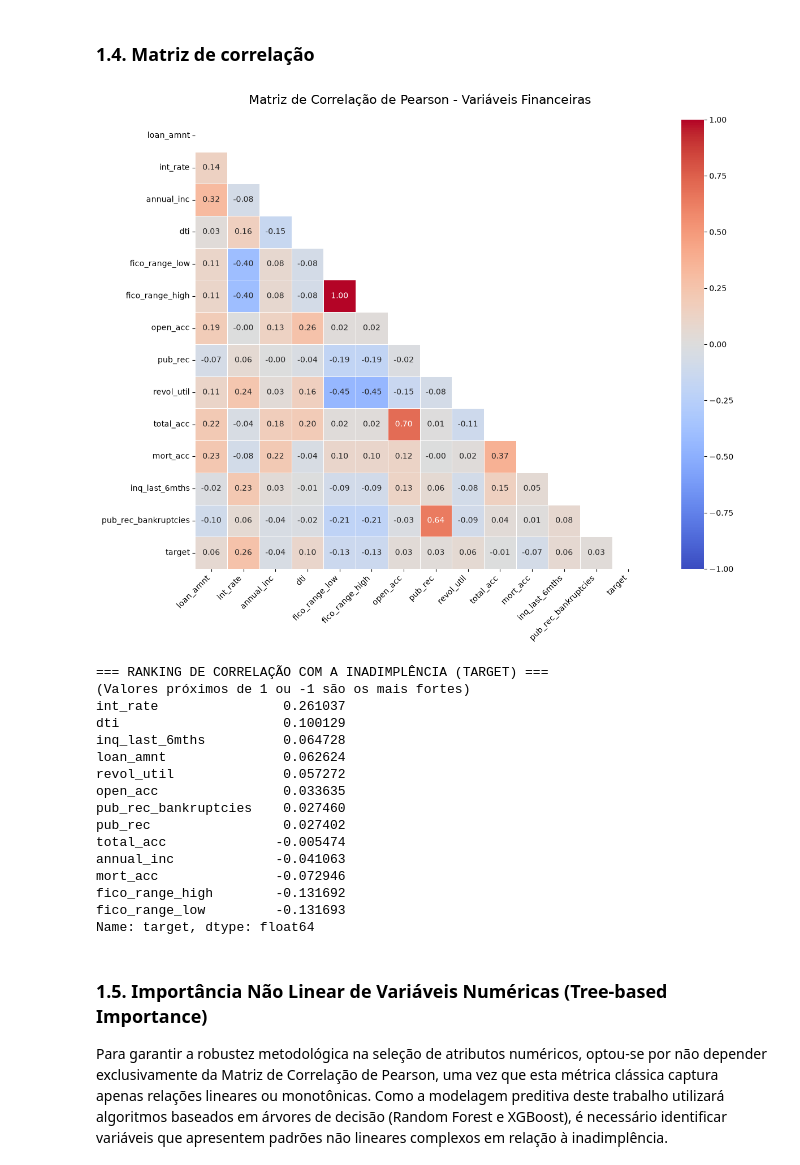
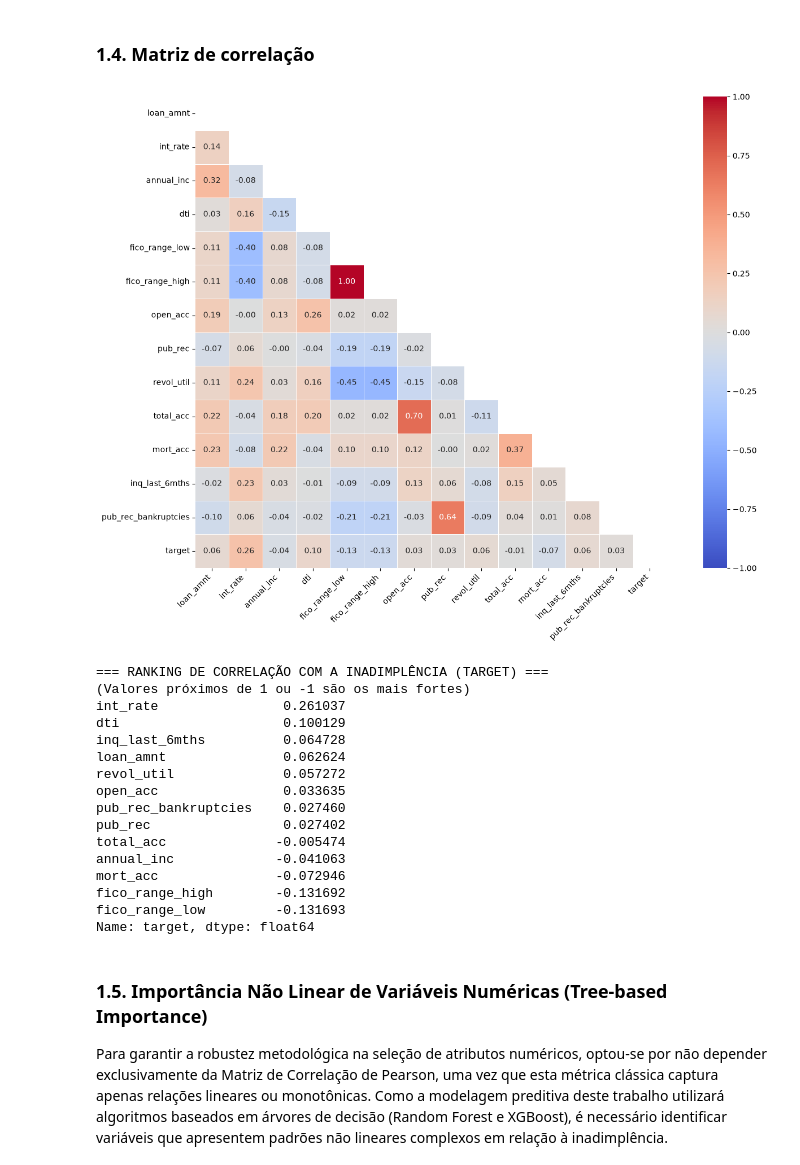
Before and after one commit to Heimrath/TCC-Inadimplencia-de-Credito, a Jupyter notebook: 02_Analise_Exploratoria.ipynb, the cells around one changed output. Saved outputs shown, nothing was run; the diff lists cells and outputs as text; code cells hidden in the pictures.

```diff
--- a/02_Analise_Exploratoria.ipynb
+++ b/02_Analise_Exploratoria.ipynb
@@ -156,35 +156,35 @@ import numpy as np
 import polars.selectors as cs
 
 # Filtramos apenas as colunas numéricas do conjunto de treino e convertemos para Pandas para o Seaborn conseguir desenhar
 numeric_df = df_train.select(cs.numeric()).to_pandas()
 
 # Calculamos a correlação de Pearson
 correlation_matrix = numeric_df.corr()
 
 
 plt.figure(figsize=(14, 10))
 
 # Criamos uma 'máscara' para apagar a metade de cima do gráfico
 mask = np.triu(np.ones_like(correlation_matrix, dtype=bool))
 
 # Desenhando o mapa de calor com as cores (vermelho = correlação positiva, azul = negativa)
 sns.heatmap(correlation_matrix, mask=mask, annot=True, fmt=".2f", cmap='coolwarm',
             vmin=-1, vmax=1, linewidths=0.5, square=True)
 
-plt.title('Matriz de Correlação de Pearson - Variáveis Financeiras', fontsize=16, pad=20)
+#plt.title('Matriz de Correlação de Pearson - Variáveis Financeiras', fontsize=16, pad=20)
 plt.xticks(rotation=45, ha='right')
 plt.tight_layout()
 plt.show()
 
 print("\n=== RANKING DE CORRELAÇÃO COM A INADIMPLÊNCIA (TARGET) ===")
 print("(Valores próximos de 1 ou -1 são os mais fortes)")
 
 # Pegamos a coluna target, tiramos ela mesma da lista e ordenamos do mais forte pro mais fraco
 target_correlation = correlation_matrix['target'].drop('target').sort_values(ascending=False)
 
 print(target_correlation)
 # %% [output]
-[figure, old version]
+[figure, new version]
 === RANKING DE CORRELAÇÃO COM A INADIMPLÊNCIA (TARGET) ===
 (Valores próximos de 1 ou -1 são os mais fortes)
 int_rate                0.261037
```
Also changed, not shown: parts of 4 cells of this notebook, 3 other files.
